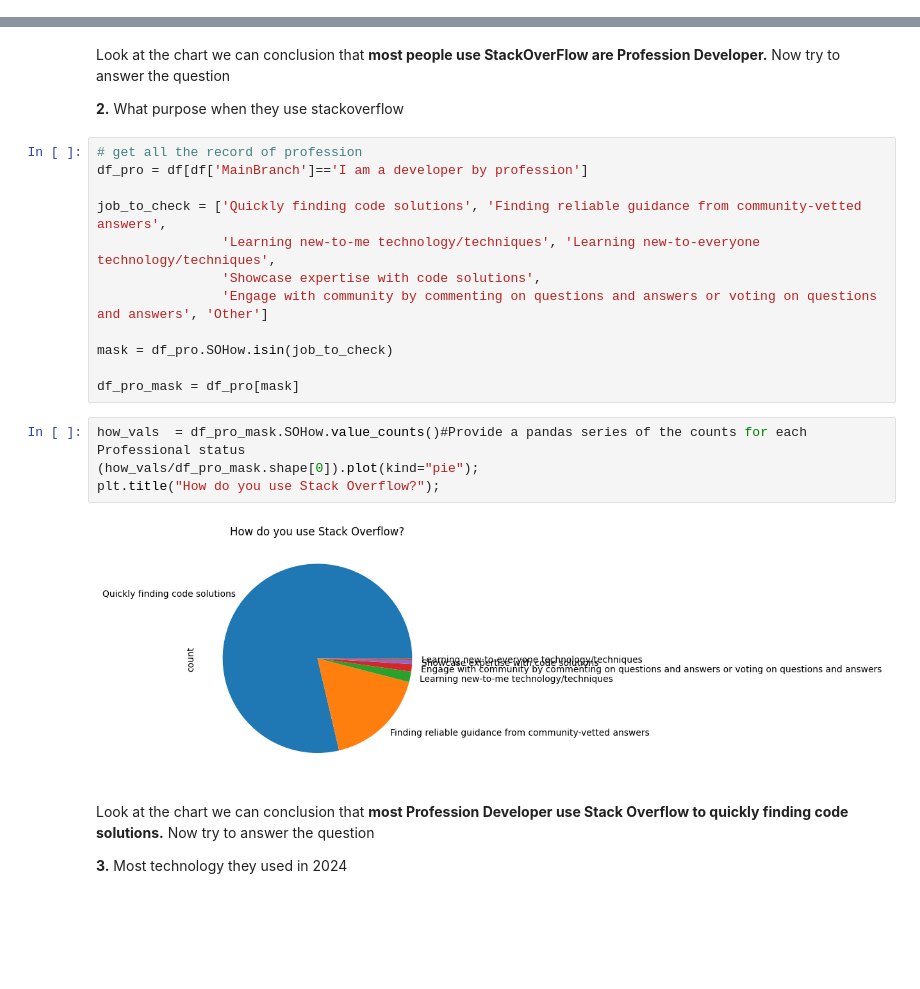
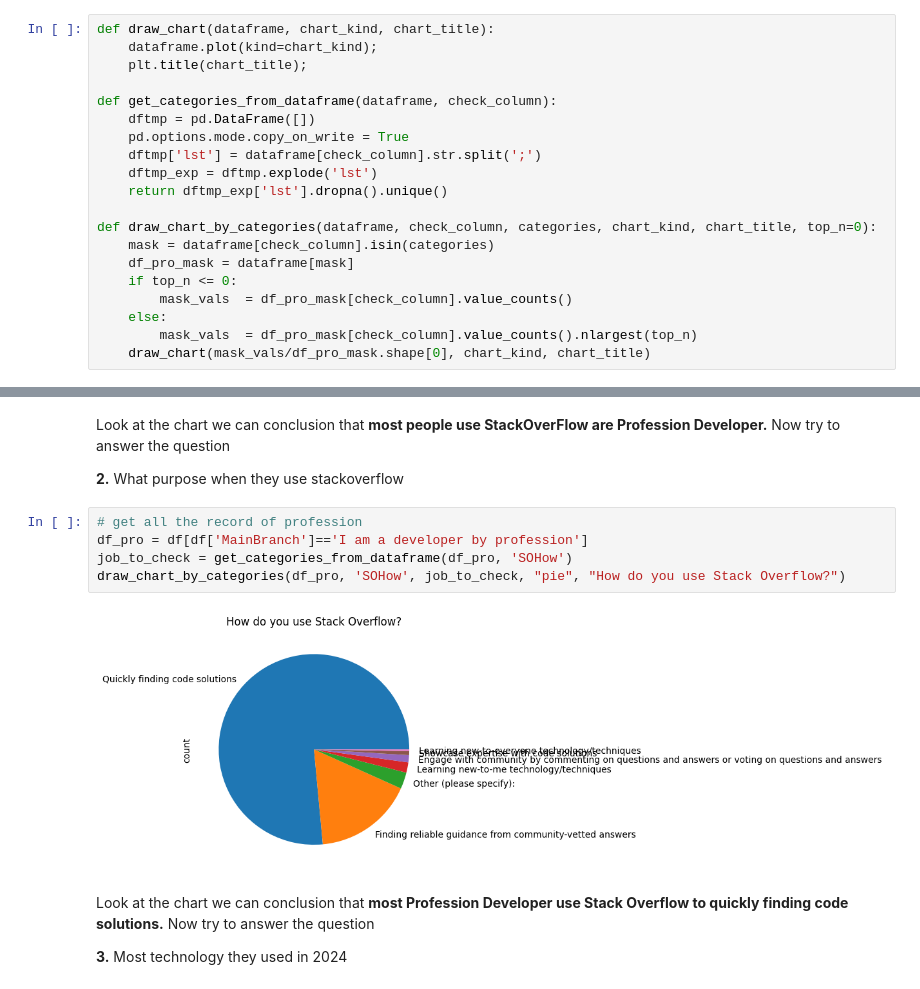
Before and after one commit to cuongvt/stack-over-flow-insight-udacity-example, a Jupyter notebook: notebooks/Analyzing Stack Overflow Usage Patterns Among Developers.ipynb, the cells around one changed output, grey strips where cells are left out. Saved outputs shown, nothing was run; the diff lists cells and outputs as text; blank space fills up the shorter version.

```diff
--- a/notebooks/Analyzing Stack Overflow Usage Patterns Among Developers.ipynb
+++ b/notebooks/Analyzing Stack Overflow Usage Patterns Among Developers.ipynb
@@ -77,0 +90,20 @@ plt.title("What kind of developer are you?");
+# %%
+def draw_chart(dataframe, chart_kind, chart_title):
+    dataframe.plot(kind=chart_kind);
+    plt.title(chart_title);
+
+def get_categories_from_dataframe(dataframe, check_column):
+    dftmp = pd.DataFrame([])
+    pd.options.mode.copy_on_write = True
+    dftmp['lst'] = dataframe[check_column].str.split(';')
+    dftmp_exp = dftmp.explode('lst')
+    return dftmp_exp['lst'].dropna().unique()
+
+def draw_chart_by_categories(dataframe, check_column, categories, chart_kind, chart_title, top_n=0):
+    mask = dataframe[check_column].isin(categories)
+    df_pro_mask = dataframe[mask]
+    if top_n <= 0:
+        mask_vals  = df_pro_mask[check_column].value_counts()
+    else:
+        mask_vals  = df_pro_mask[check_column].value_counts().nlargest(top_n)
+    draw_chart(mask_vals/df_pro_mask.shape[0], chart_kind, chart_title)
@@ -80,24 +119,13 @@ Look at the chart we can conclusion that **most people use StackOverFlow are Pro
 Now try to answer the question
 
 **2.** What purpose when they use stackoverflow
-# %%
-# get all the record of profession
-df_pro = df[df['MainBranch']=='I am a developer by profession']
-
-job_to_check = ['Quickly finding code solutions', 'Finding reliable guidance from community-vetted answers',
-                'Learning new-to-me technology/techniques', 'Learning new-to-everyone technology/techniques',
-                'Showcase expertise with code solutions',
-                'Engage with community by commenting on questions and answers or voting on questions and answers', 'Other']
-
-mask = df_pro.SOHow.isin(job_to_check)
-
-df_pro_mask = df_pro[mask]
-# %%
-how_vals  = df_pro_mask.SOHow.value_counts()#Provide a pandas series of the counts for each Professional status
-(how_vals/df_pro_mask.shape[0]).plot(kind="pie");
-plt.title("How do you use Stack Overflow?");
-# %% [output]
-[figure, removed]
+# %%
+# get all the record of profession
+df_pro = df[df['MainBranch']=='I am a developer by profession']
+job_to_check = get_categories_from_dataframe(df_pro, 'SOHow')
+draw_chart_by_categories(df_pro, 'SOHow', job_to_check, "pie", "How do you use Stack Overflow?")
+# %% [output]
+[figure, added]
 # %% [markdown]
 Look at the chart we can conclusion that **most Profession Developer use Stack Overflow to quickly finding code solutions.**
 Now try to answer the question
```
Also changed, not shown: parts of 11 cells of this notebook.
